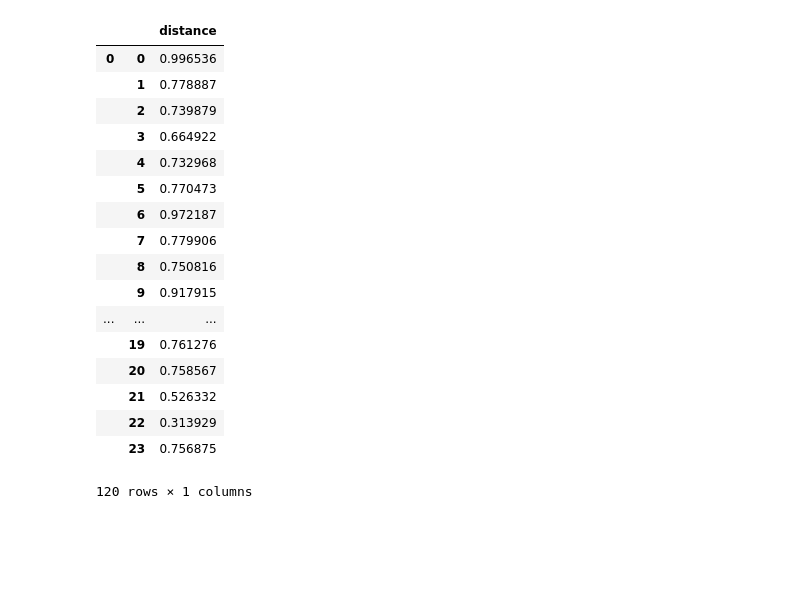
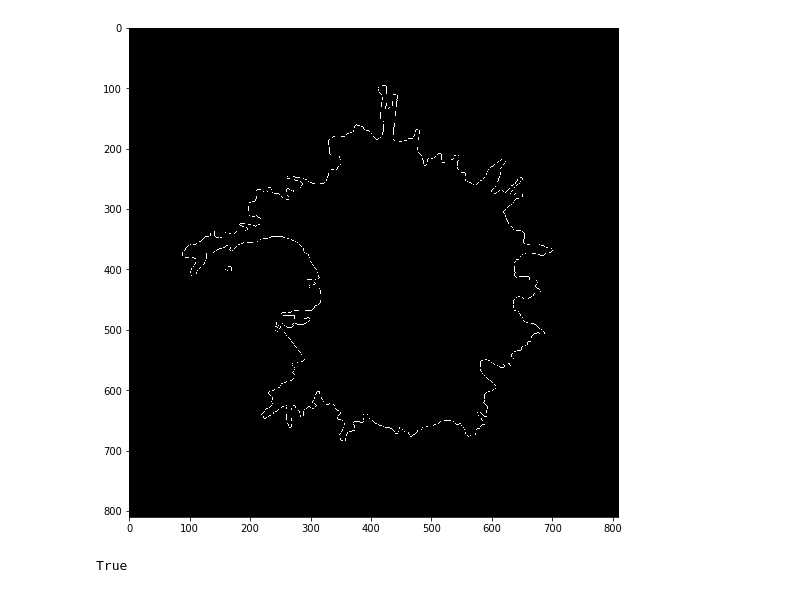
Before and after one commit to y3nr1ng/utoolbox-core, a Jupyter notebook: contour_tracking.ipynb, the cells around one changed output. Saved outputs shown, nothing was run; the diff lists cells and outputs as text; code cells hidden in the pictures; blank space fills up the shorter version.

```diff
--- a/contour_tracking.ipynb
+++ b/contour_tracking.ipynb
@@ -12,19 +10,0 @@ array([419, 420, 421, ..., 354, 356, 355])
-# %%
-cxs = []
-cys = []
-for iframe in points.index.levels[0]:
-    x = points.loc[iframe, 'x'].values.astype(np.float)
-    y = points.loc[iframe, 'y'].values.astype(np.float)
-
-    cx, cy = np.mean(x), np.mean(y)
-    cxs.append(cx)
-    cys.append(cy)
-
-    # convert to polar coordinate system with respect to the COM
-    x -= cx
-    y -= cy
-    points.loc[iframe, 'r'] = pd.Series(np.sqrt(x**2 + y**2))
-    points.loc[iframe, 'th'] = pd.Series(np.arctan2(y, x))
-
-com = pd.DataFrame({'cx': cxs, 'cy': cys})
-com.to_pickle("data/ruffling_2d/com.pkl")
@@ -54,21 +11,32 @@ cardinal_map = pd.read_pickle("data/ruffling_2d/cardinal_map.pkl")
-# %%
-cardinal_map
-# %% [output]
-|  |  | distance |
-| 0 | 0 | 0.996536 |
-|  | 1 | 0.778887 |
-|  | 2 | 0.739879 |
-|  | 3 | 0.664922 |
-|  | 4 | 0.732968 |
-|  | 5 | 0.770473 |
-|  | 6 | 0.972187 |
-|  | 7 | 0.779906 |
-|  | 8 | 0.750816 |
-|  | 9 | 0.917915 |
-| ... | ... | ... |
-|  | 19 | 0.761276 |
-|  | 20 | 0.758567 |
-|  | 21 | 0.526332 |
-|  | 22 | 0.313929 |
-|  | 23 | 0.756875 |
-120 rows × 1 columns
+# %%
+n_samples = 48
+
+contour = np.zeros((810, 810), dtype=np.uint8)
+for iframe in points.index.levels[0]:
+    x = points.loc[iframe, 'x'].values
+    y = points.loc[iframe, 'y'].values
+
+    # reconstruct contour
+    contour = np.zeros_like(contour)
+    contour[y, x] = 255
+
+    # remove small objects
+    #TODO merge into extrac_contour
+    contour = remove_small_objects(contour, min_size=256, in_place=True)
+
+    plt.imshow(contour, cmap='gray')
+
+    # interpolate
+    t, u = splrep([x, y], s=0)
+    # generate sampler grid
+    us = None
+    xys = splev(us, t, der=0)
+
+    break
+# %% [output]
+[figure, added]
+# %%
+import types
+isinstance([], list)
+# %% [output]
+True
```
Also changed, not shown: parts of 4 cells of this notebook, 5 other files.
